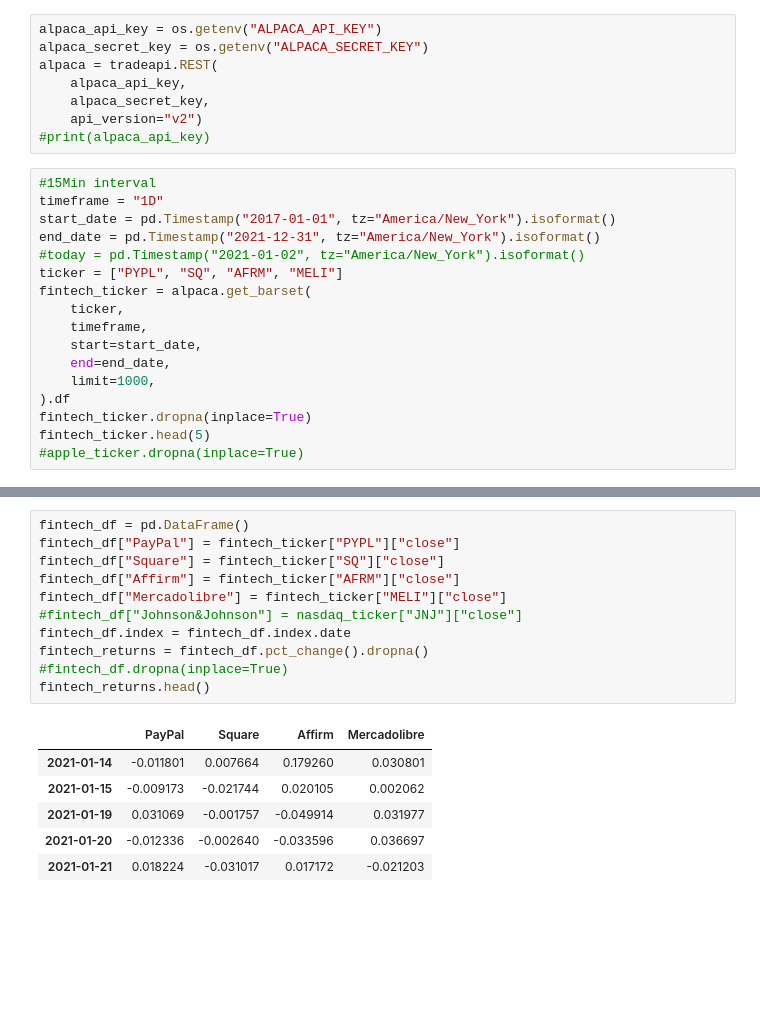
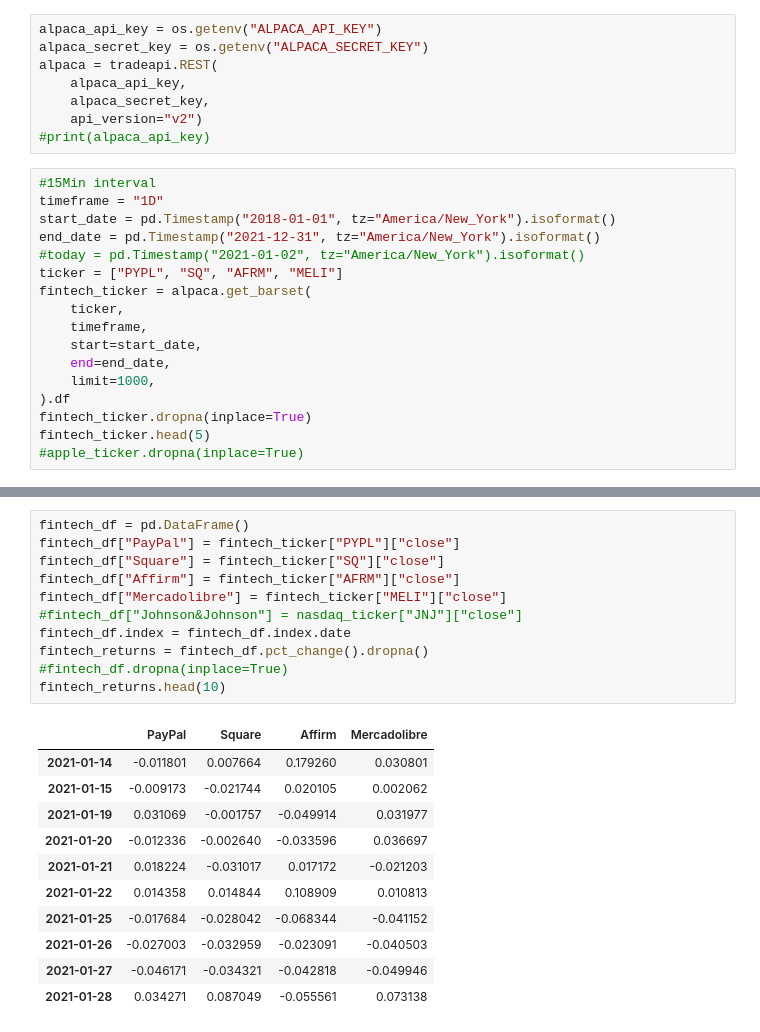
Before and after one commit to dmwalls24/FinTech_Portfolio_Dash, a Jupyter notebook: notebooks/samuel's_notebooks/Notebook(std).ipynb, the cells around one changed output, grey strips where cells are left out. Drawn from its saved outputs; the diff is of its cells as text; blank space fills up the shorter version.

```diff
--- a/notebooks/samuel's_notebooks/Notebook(std).ipynb
+++ b/notebooks/samuel's_notebooks/Notebook(std).ipynb
@@ -31,7 +31,7 @@ alpaca = tradeapi.REST(
 # %%
 #15Min interval
 timeframe = "1D"
-start_date = pd.Timestamp("2017-01-01", tz="America/New_York").isoformat()
+start_date = pd.Timestamp("2018-01-01", tz="America/New_York").isoformat()
 end_date = pd.Timestamp("2021-12-31", tz="America/New_York").isoformat()
 #today = pd.Timestamp("2021-01-02", tz="America/New_York").isoformat()
 ticker = ["PYPL", "SQ", "AFRM", "MELI"]
@@ -57,20 +57,25 @@ fintech_ticker.head(5)
 # %%
 fintech_df = pd.DataFrame()
 fintech_df["PayPal"] = fintech_ticker["PYPL"]["close"]
 fintech_df["Square"] = fintech_ticker["SQ"]["close"]
 fintech_df["Affirm"] = fintech_ticker["AFRM"]["close"]
 fintech_df["Mercadolibre"] = fintech_ticker["MELI"]["close"]
 #fintech_df["Johnson&Johnson"] = nasdaq_ticker["JNJ"]["close"]
 fintech_df.index = fintech_df.index.date
 fintech_returns = fintech_df.pct_change().dropna()
 #fintech_df.dropna(inplace=True)
-fintech_returns.head()
+fintech_returns.head(10)
 # %% [output]
 |  | PayPal | Square | Affirm | Mercadolibre |
 | 2021-01-14 | -0.011801 | 0.007664 | 0.179260 | 0.030801 |
 | 2021-01-15 | -0.009173 | -0.021744 | 0.020105 | 0.002062 |
 | 2021-01-19 | 0.031069 | -0.001757 | -0.049914 | 0.031977 |
 | 2021-01-20 | -0.012336 | -0.002640 | -0.033596 | 0.036697 |
 | 2021-01-21 | 0.018224 | -0.031017 | 0.017172 | -0.021203 |
+| 2021-01-22 | 0.014358 | 0.014844 | 0.108909 | 0.010813 |
+| 2021-01-25 | -0.017684 | -0.028042 | -0.068344 | -0.041152 |
+| 2021-01-26 | -0.027003 | -0.032959 | -0.023091 | -0.040503 |
+| 2021-01-27 | -0.046171 | -0.034321 | -0.042818 | -0.049946 |
+| 2021-01-28 | 0.034271 | 0.087049 | -0.055561 | 0.073138 |
 # %%
 fintech_std = fintech_returns.rolling(window=21).std()
```
Also changed, not shown: parts of 1 cell of this notebook.
